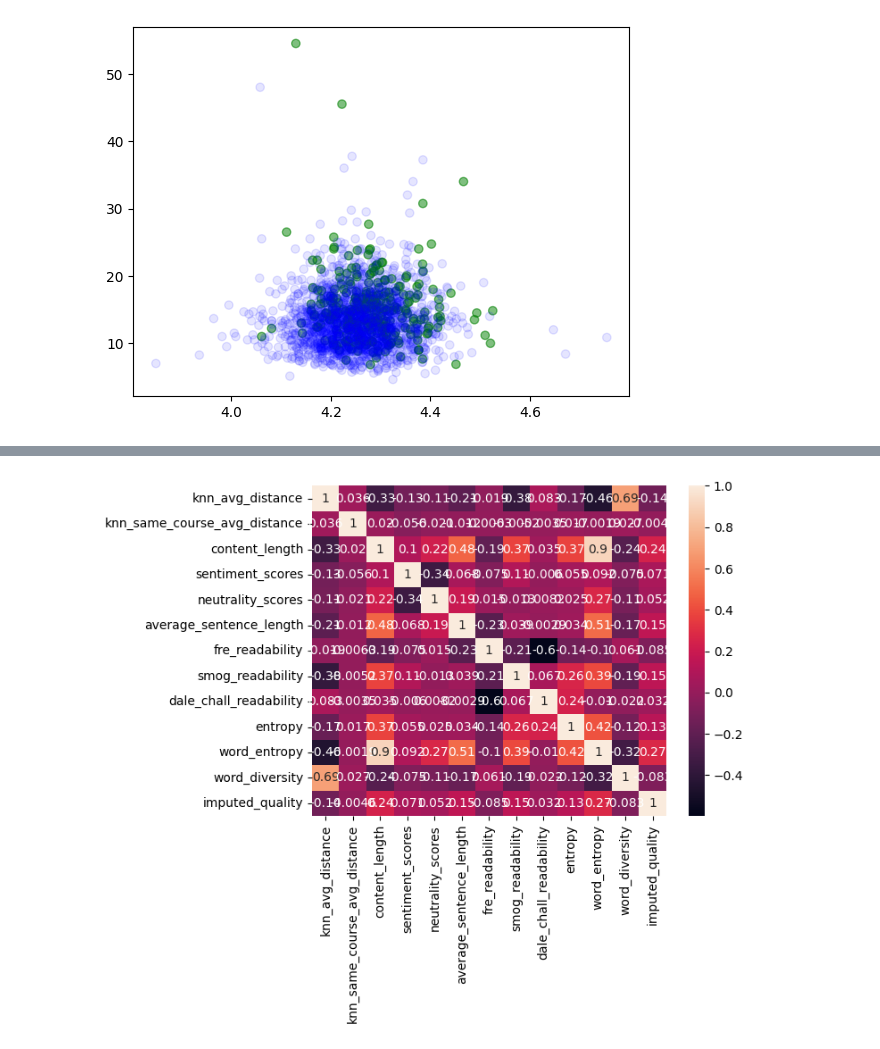
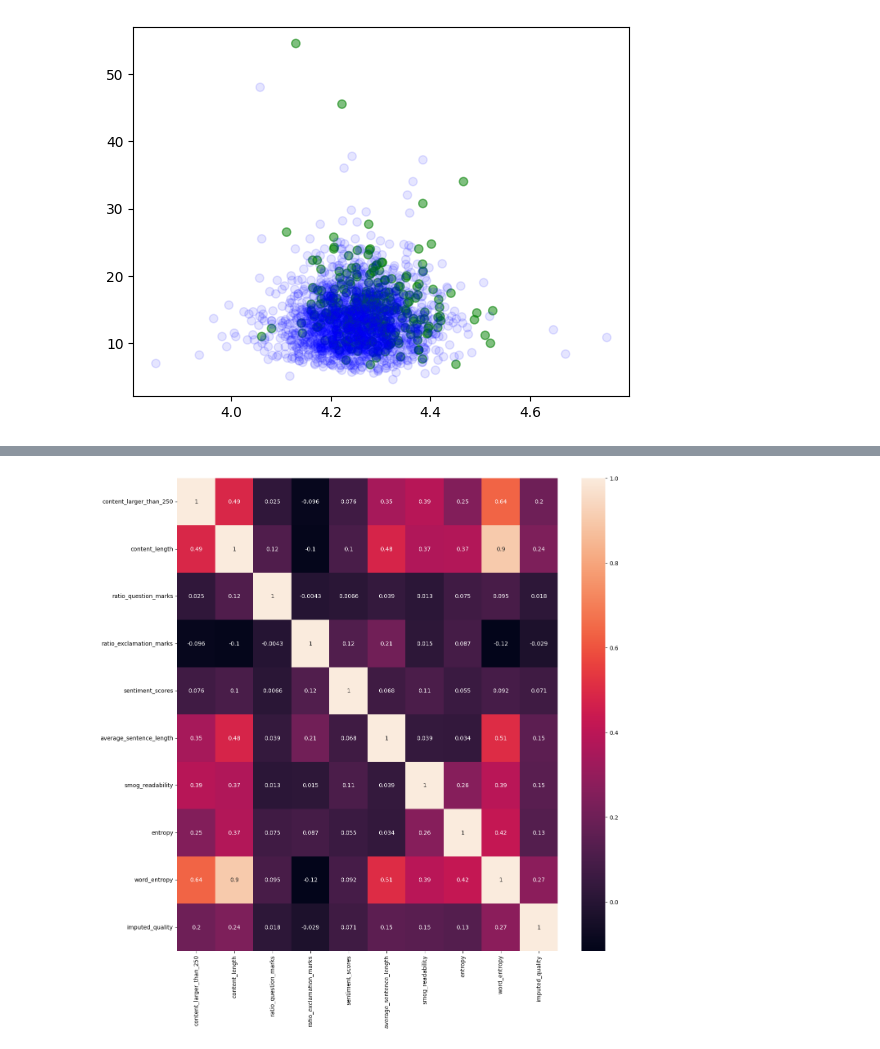
Before and after one commit to Nicholas-Sliter/csci0451-final-project, a Jupyter notebook: model/test.ipynb, the cells around one changed output, grey strips where cells are left out. Saved outputs shown, nothing was run; the diff lists cells and outputs as text; code cells hidden in the pictures.

```diff
--- a/model/test.ipynb
+++ b/model/test.ipynb
@@ -115,3 +125,8 @@ def get_review_content_length(row):
     return (len(row["content"]) - 200)/200
 
 df["content_length"] = df.apply(get_review_content_length, axis=1)
+# %%
+def review_content_larger_than_250(row):
+    return len(row["content"]) > 250
+
+df["content_larger_than_250"] = df.apply(review_content_larger_than_250, axis=1)
@@ -493,39 +623,47 @@ plt.show()
 # cor
 import seaborn as sns
 
 corr_features = [
     # "default_mse",
     # "overly_negative_mse",
     # "overly_positive_mse",
     # "slider_variance",
     # "time_between_course_and_review",
 
-    "knn_avg_distance",
+    # "knn_avg_distance",
+    "content_larger_than_250",
+    "content_length",
+
+    # "space_length_ratio", #sucks
+    # "percent_difficult_words", #sucks
+    # "ratio_question_marks", #sucks
+    # "ratio_exclamation_marks", #sucks
 
 
-    "content_length",
+
+
     "sentiment_scores",
-    "neutrality_scores",
+    # "neutrality_scores",
 
-    # "polarity",
+    # "polarity", #sucks
     # "consistent_polarity",
 
     "average_sentence_length",
-    "fre_readability",
+    # "fre_readability",
     "smog_readability",
-    "dale_chall_readability",
+    # "dale_chall_readability",
     "entropy",
     "word_entropy",
-    "word_diversity",
+    # "word_diversity",
 
 ]
 
 corr_features.append("imputed_quality")
 
-plt.figure()
+plt.figure(figsize=(15,15))
 
 sns.heatmap(df[corr_features].corr(), annot=True)
 
 plt.show()
 # %% [output]
-[figure, old version]
+[figure, new version]
```
Also changed, not shown: parts of 19 cells of this notebook, 1 other file.
